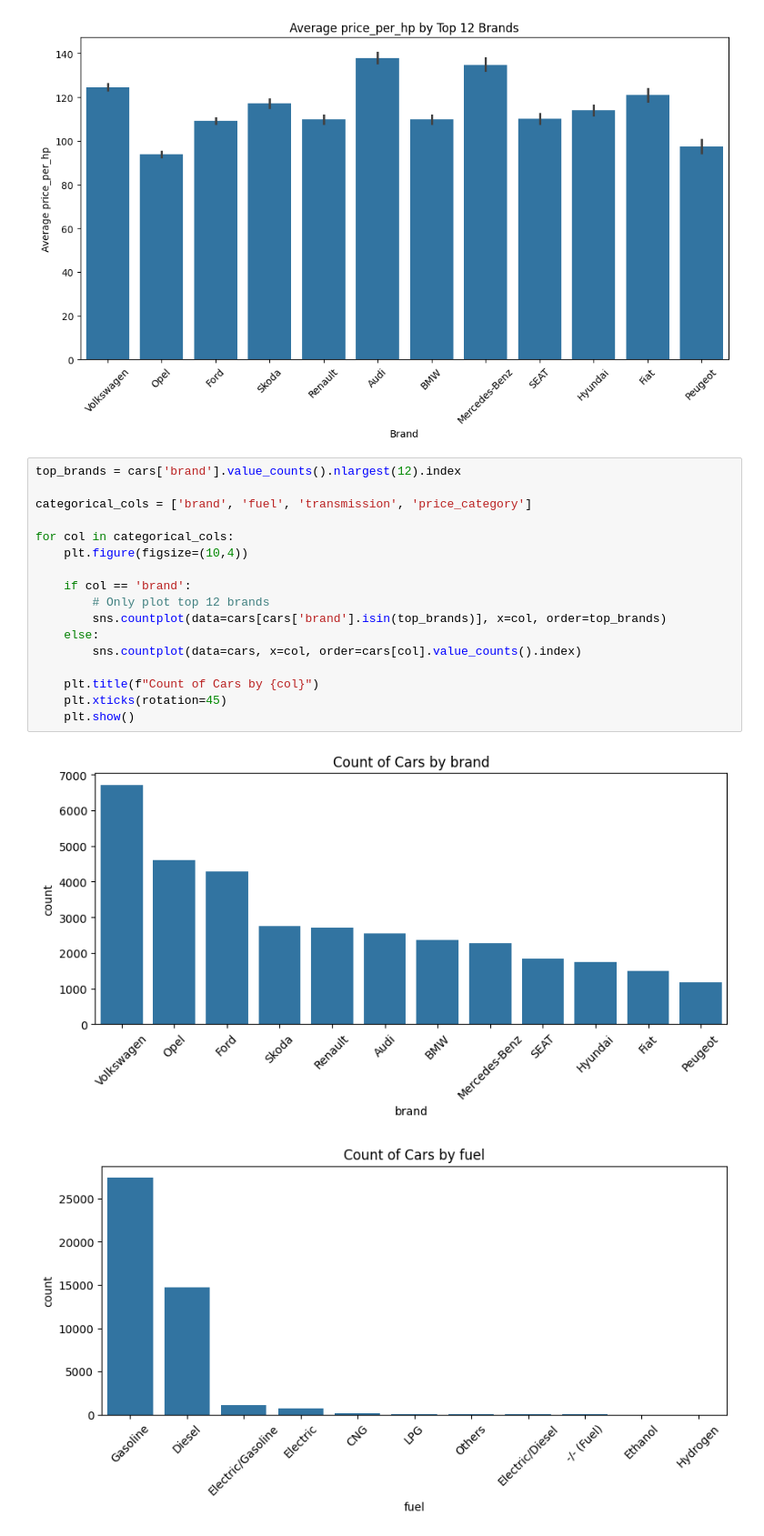
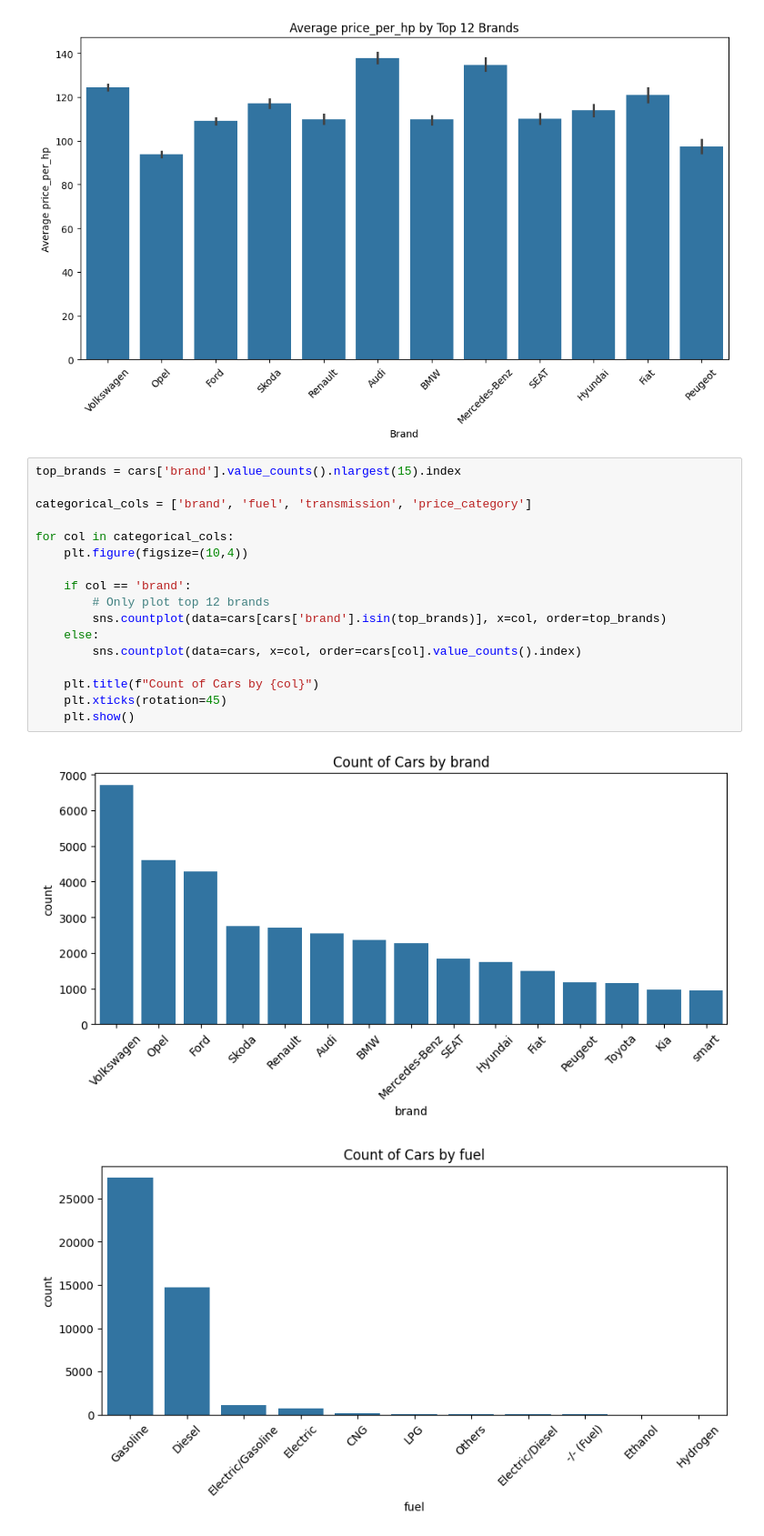
Before and after one commit to AdjinaMohamed/Used_Cars_Analysis, a Jupyter notebook: notebooks/used_cars.ipynb, the cells around one changed output. Shown at 91% size. Cells and saved outputs as stored; diff of their text form.

```diff
--- a/notebooks/used_cars.ipynb
+++ b/notebooks/used_cars.ipynb
@@ -272,24 +272,24 @@ for col in numeric_cols:
 [figure]
 [figure]
 # %%
-top_brands = cars['brand'].value_counts().nlargest(12).index
+top_brands = cars['brand'].value_counts().nlargest(15).index
 
 categorical_cols = ['brand', 'fuel', 'transmission', 'price_category']
 
 for col in categorical_cols:
     plt.figure(figsize=(10,4))
 
     if col == 'brand':
         # Only plot top 12 brands
         sns.countplot(data=cars[cars['brand'].isin(top_brands)], x=col, order=top_brands)
     else:
         sns.countplot(data=cars, x=col, order=cars[col].value_counts().index)
 
     plt.title(f"Count of Cars by {col}")
     plt.xticks(rotation=45)
     plt.show()
 # %% [output]
-[figure, old version]
+[figure, new version]
 [figure]
 [figure]
 [figure]
```
Also changed, not shown: parts of 3 cells of this notebook.
